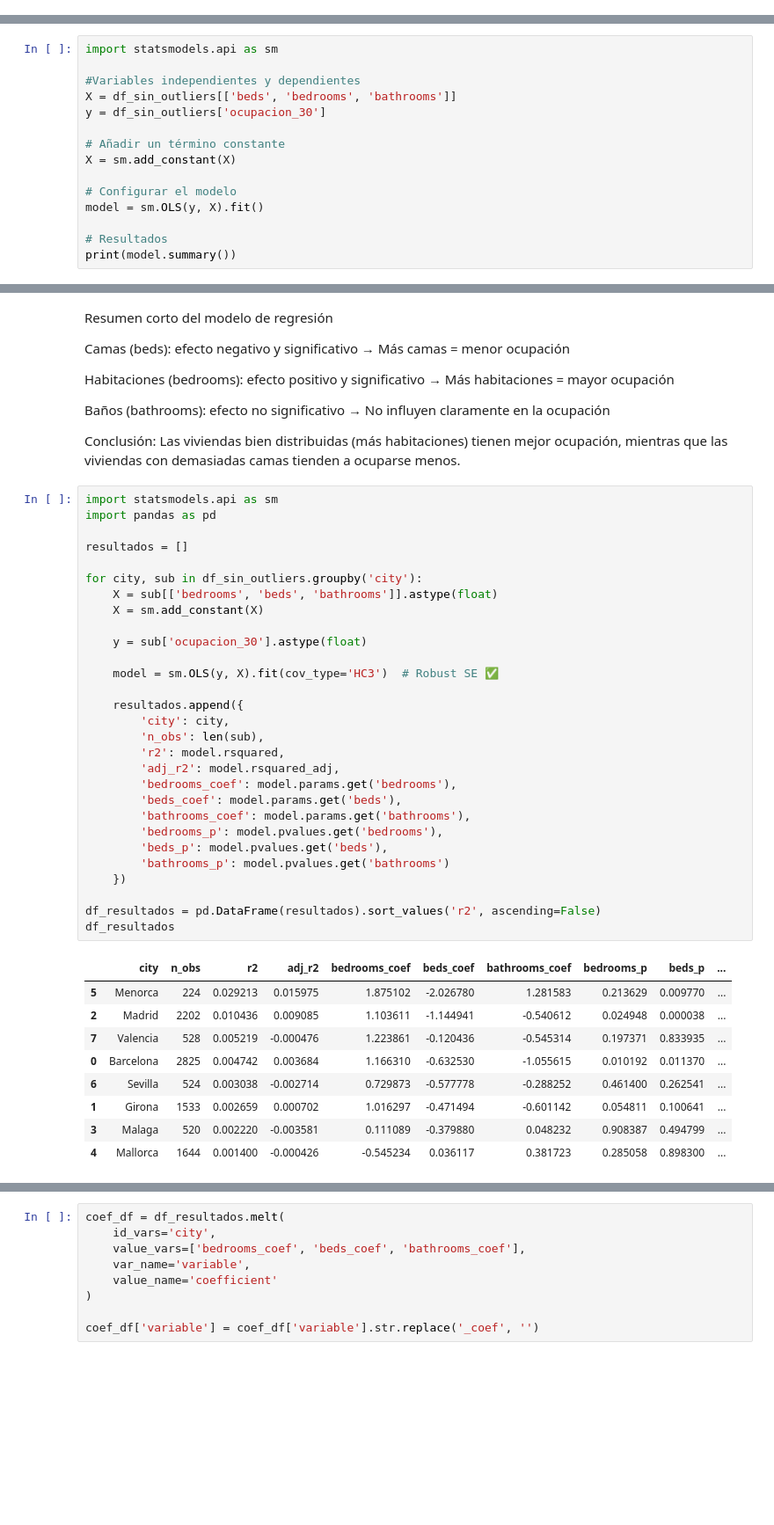
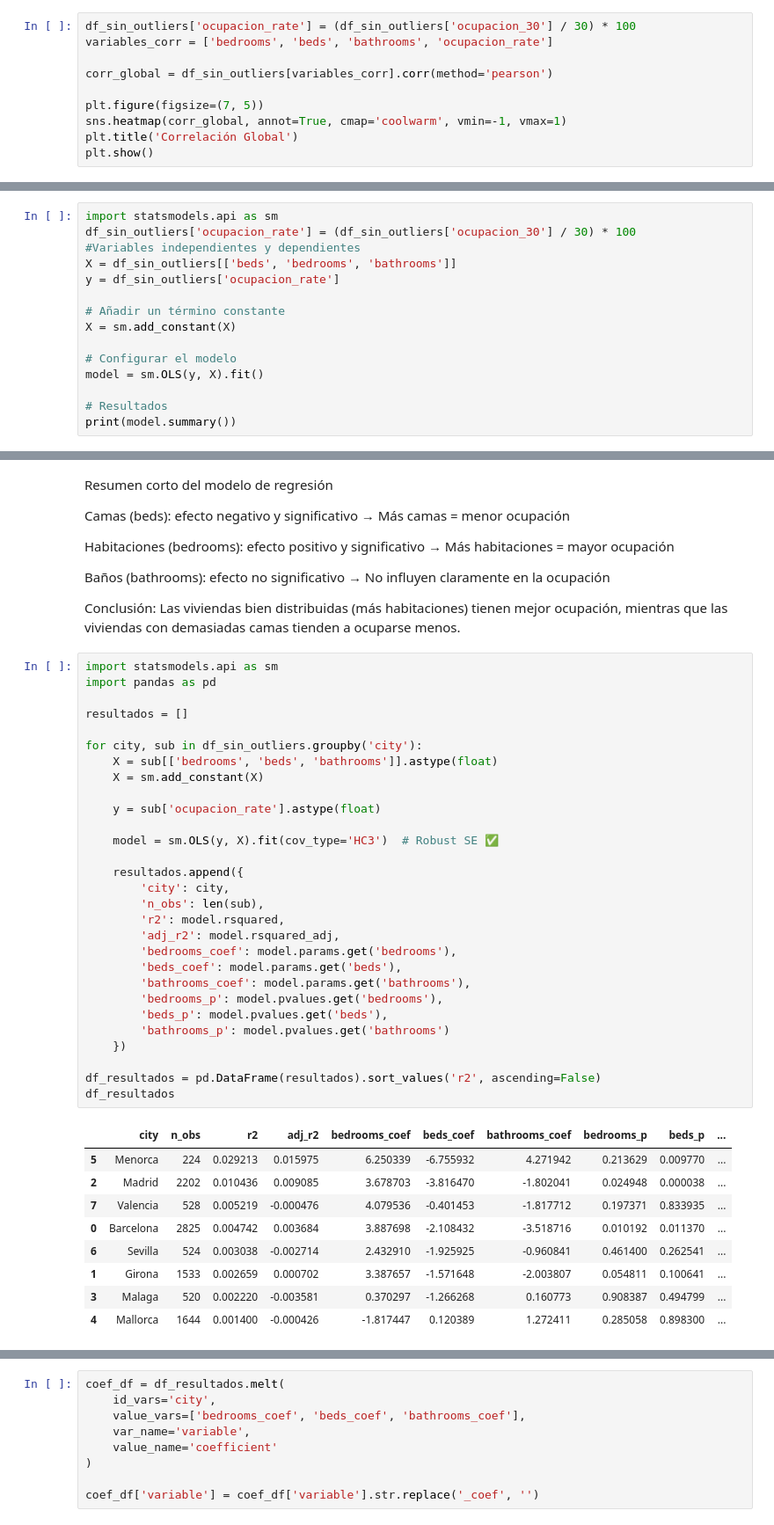
Before and after one commit to esrakesken/turismo-espana-it-academy, a Jupyter notebook: Scripts/AnalisisOperaciones02022026.ipynb, the cells around one changed output, grey strips where cells are left out. Shown at 88% size. Saved outputs shown, nothing was run; the diff lists cells and outputs as text; blank space fills up the shorter version.

```diff
--- a/Scripts/AnalisisOperaciones02022026.ipynb
+++ b/Scripts/AnalisisOperaciones02022026.ipynb
@@ -147,0 +146,10 @@ plt.show()
+# %%
+df_sin_outliers['ocupacion_rate'] = (df_sin_outliers['ocupacion_30'] / 30) * 100
+variables_corr = ['bedrooms', 'beds', 'bathrooms', 'ocupacion_rate']
+
+corr_global = df_sin_outliers[variables_corr].corr(method='pearson')
+
+plt.figure(figsize=(7, 5))
+sns.heatmap(corr_global, annot=True, cmap='coolwarm', vmin=-1, vmax=1)
+plt.title('Correlación Global')
+plt.show()
@@ -237,10 +247,10 @@ df_significancia
 | 23 | Menorca | bathrooms | 0.016214 | 0.809297 |
 # %%
 import statsmodels.api as sm
-
+df_sin_outliers['ocupacion_rate'] = (df_sin_outliers['ocupacion_30'] / 30) * 100
 #Variables independientes y dependientes
 X = df_sin_outliers[['beds', 'bedrooms', 'bathrooms']]
-y = df_sin_outliers['ocupacion_30']
+y = df_sin_outliers['ocupacion_rate']
 
 # Añadir un término constante
 X = sm.add_constant(X)
@@ -285,39 +295,39 @@ Las viviendas bien distribuidas (más habitaciones) tienen mejor ocupación, mie
 # %%
 import statsmodels.api as sm
 import pandas as pd
 
 resultados = []
 
 for city, sub in df_sin_outliers.groupby('city'):
     X = sub[['bedrooms', 'beds', 'bathrooms']].astype(float)
     X = sm.add_constant(X)
 
-    y = sub['ocupacion_30'].astype(float)
+    y = sub['ocupacion_rate'].astype(float)
 
     model = sm.OLS(y, X).fit(cov_type='HC3')  # Robust SE ✅
 
     resultados.append({
         'city': city,
         'n_obs': len(sub),
         'r2': model.rsquared,
         'adj_r2': model.rsquared_adj,
         'bedrooms_coef': model.params.get('bedrooms'),
         'beds_coef': model.params.get('beds'),
         'bathrooms_coef': model.params.get('bathrooms'),
         'bedrooms_p': model.pvalues.get('bedrooms'),
         'beds_p': model.pvalues.get('beds'),
         'bathrooms_p': model.pvalues.get('bathrooms')
     })
 
 df_resultados = pd.DataFrame(resultados).sort_values('r2', ascending=False)
 df_resultados
 # %% [output]
 |  | city | n_obs | r2 | adj_r2 | bedrooms_coef | beds_coef | bathrooms_coef | bedrooms_p | beds_p | ... |
-| 5 | Menorca | 224 | 0.029213 | 0.015975 | 1.875102 | -2.026780 | 1.281583 | 0.213629 | 0.009770 | ... |
-| 2 | Madrid | 2202 | 0.010436 | 0.009085 | 1.103611 | -1.144941 | -0.540612 | 0.024948 | 0.000038 | ... |
-| 7 | Valencia | 528 | 0.005219 | -0.000476 | 1.223861 | -0.120436 | -0.545314 | 0.197371 | 0.833935 | ... |
-| 0 | Barcelona | 2825 | 0.004742 | 0.003684 | 1.166310 | -0.632530 | -1.055615 | 0.010192 | 0.011370 | ... |
-| 6 | Sevilla | 524 | 0.003038 | -0.002714 | 0.729873 | -0.577778 | -0.288252 | 0.461400 | 0.262541 | ... |
-| 1 | Girona | 1533 | 0.002659 | 0.000702 | 1.016297 | -0.471494 | -0.601142 | 0.054811 | 0.100641 | ... |
-| 3 | Malaga | 520 | 0.002220 | -0.003581 | 0.111089 | -0.379880 | 0.048232 | 0.908387 | 0.494799 | ... |
-| 4 | Mallorca | 1644 | 0.001400 | -0.000426 | -0.545234 | 0.036117 | 0.381723 | 0.285058 | 0.898300 | ... |
+| 5 | Menorca | 224 | 0.029213 | 0.015975 | 6.250339 | -6.755932 | 4.271942 | 0.213629 | 0.009770 | ... |
+| 2 | Madrid | 2202 | 0.010436 | 0.009085 | 3.678703 | -3.816470 | -1.802041 | 0.024948 | 0.000038 | ... |
+| 7 | Valencia | 528 | 0.005219 | -0.000476 | 4.079536 | -0.401453 | -1.817712 | 0.197371 | 0.833935 | ... |
+| 0 | Barcelona | 2825 | 0.004742 | 0.003684 | 3.887698 | -2.108432 | -3.518716 | 0.010192 | 0.011370 | ... |
+| 6 | Sevilla | 524 | 0.003038 | -0.002714 | 2.432910 | -1.925925 | -0.960841 | 0.461400 | 0.262541 | ... |
+| 1 | Girona | 1533 | 0.002659 | 0.000702 | 3.387657 | -1.571648 | -2.003807 | 0.054811 | 0.100641 | ... |
+| 3 | Malaga | 520 | 0.002220 | -0.003581 | 0.370297 | -1.266268 | 0.160773 | 0.908387 | 0.494799 | ... |
+| 4 | Mallorca | 1644 | 0.001400 | -0.000426 | -1.817447 | 0.120389 | 1.272411 | 0.285058 | 0.898300 | ... |
```
Also changed, not shown: parts of 12 cells of this notebook.
